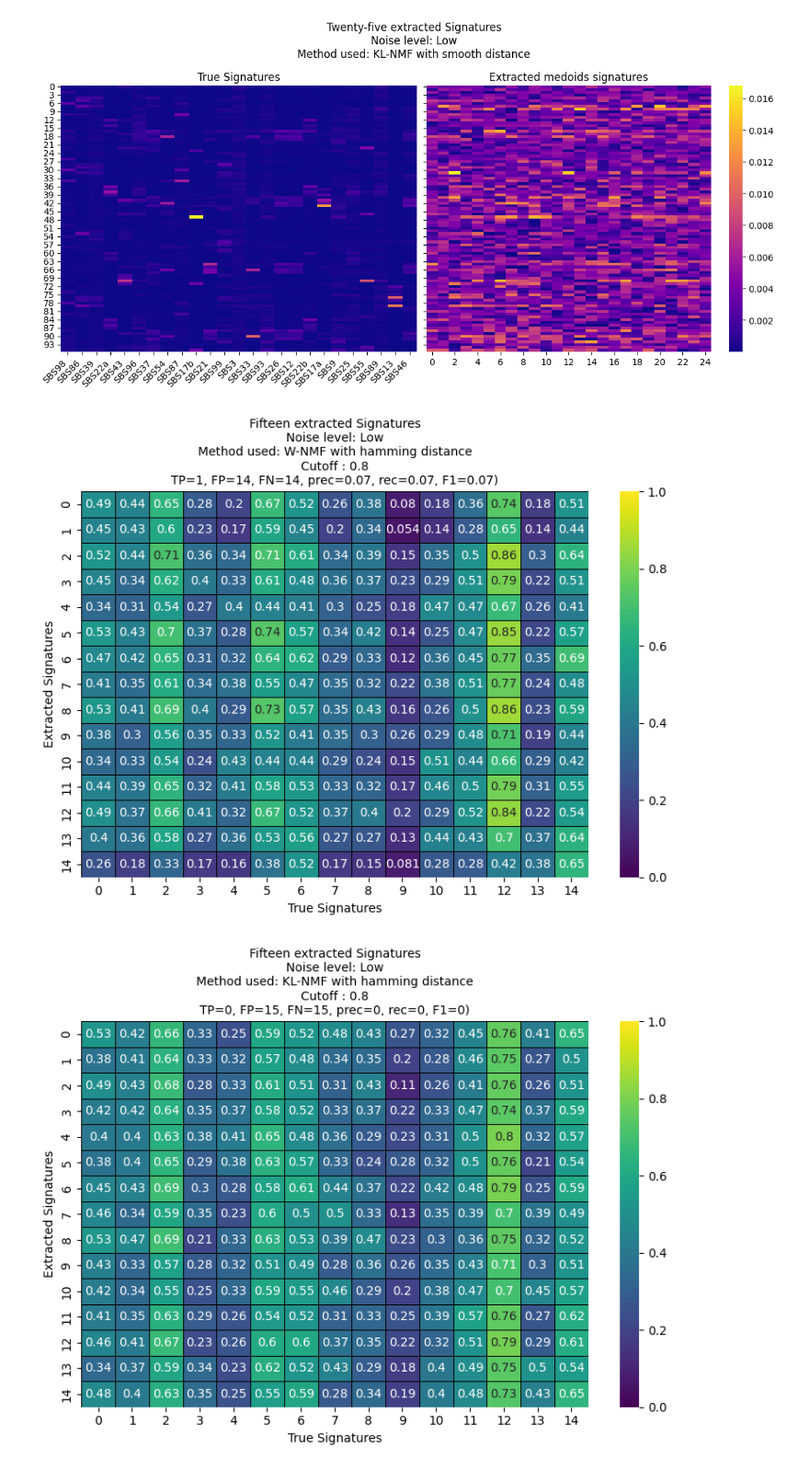
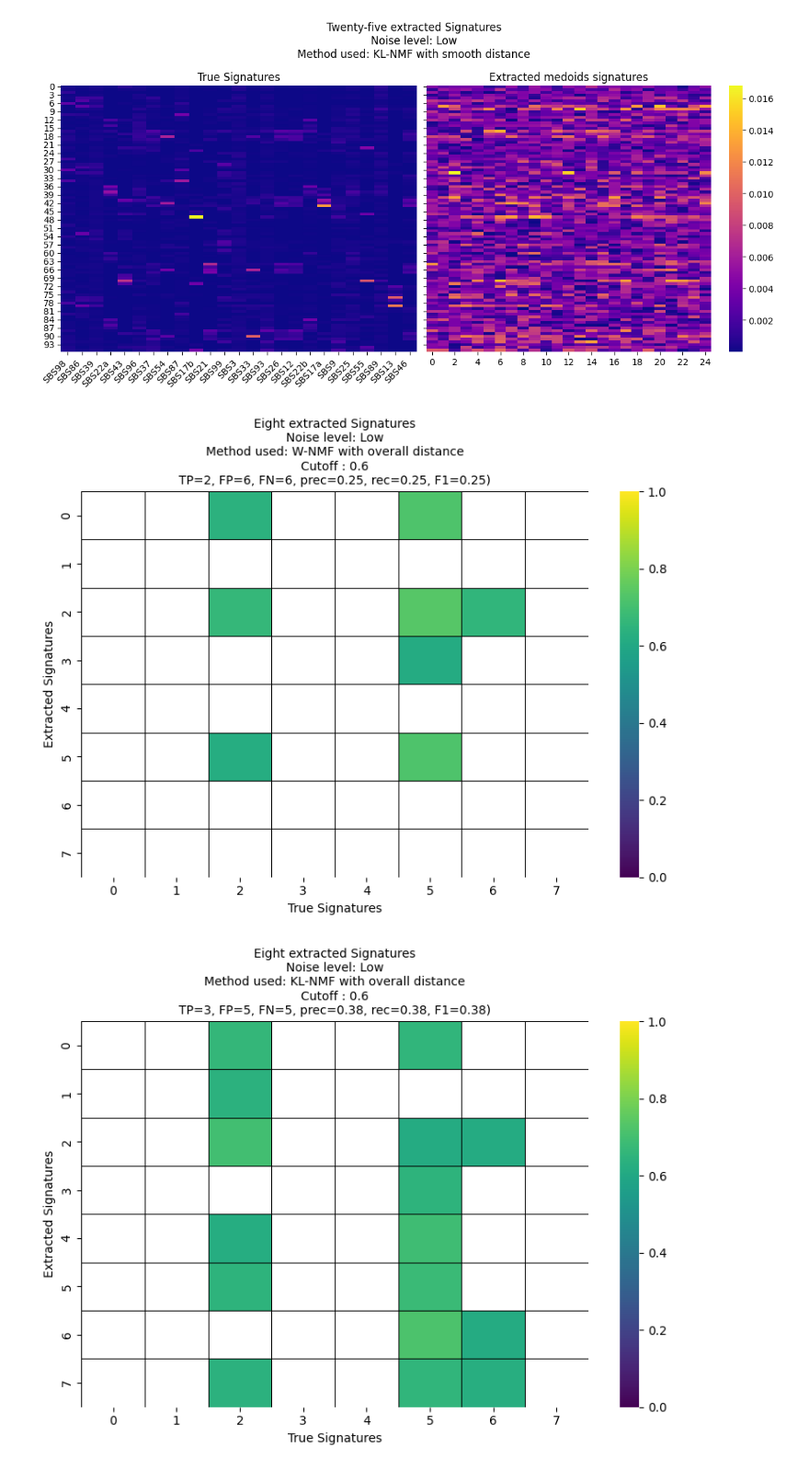
Before and after one commit to Jolijn2020/Mutational_Signatures, a Jupyter notebook: Evaluation_final_clean.ipynb, the cells around one changed output. Shown at 92% size. Cells and saved outputs as stored; diff of their text form; code cells hidden in the pictures.

Commit message:
Recall( Sensitivity) plots

```diff
--- a/Evaluation_final_clean.ipynb
+++ b/Evaluation_final_clean.ipynb
@@ -1241,17 +1241,17 @@ def plot_all_runs_similarity(
 # %%
 plot_all_runs_similarity(
     root_dir="results_csv_clean",
-    s_values=["s_15"],
-    distances=["","","hamming",""],
-    noise_values=["n_0.02"],
+    s_values=["s_8"],
+    distances=["overall"],#,"smooth","hamming","uniform"],
+    noise_values=["n_0.02"],#,"n_0.04","n_0.06"],
     subfolders=("Dw","Dkl"),
     evaluation_method="rearranged", #rearranged not_arranged
-    cutoff=0.80,
+    cutoff=0.60,
     dist_metric="cos",
     plot_only_medoids=True,
-    apply_mask=False,
-    annot=True
+    apply_mask=True,
+    annot=False
 )
 # %% [output]
-[figure, old version]
+[figure, new version]
-[figure, old version]
+[figure, new version]
```
Also changed, not shown: parts of 10 cells of this notebook.
